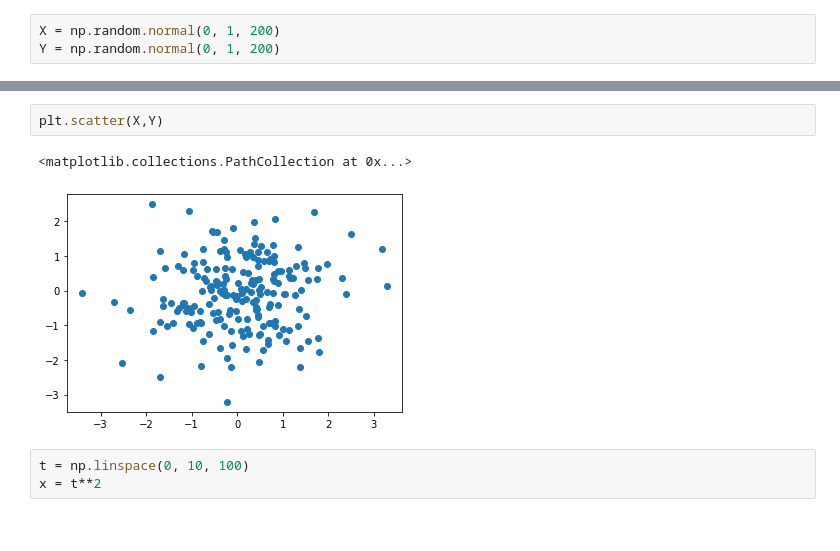
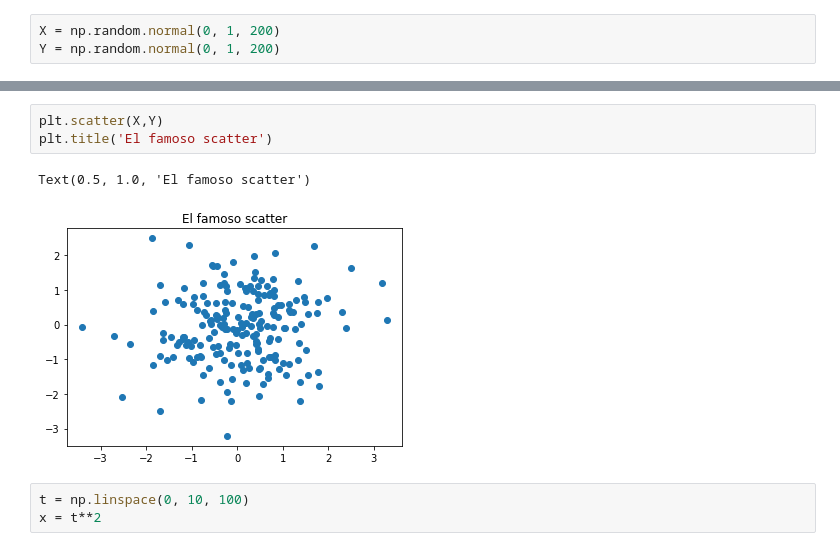
Before and after one commit to jingibre/intro-python, a Jupyter notebook: clase_2.ipynb, the cells around one changed output, grey strips where cells are left out. Cells and saved outputs as stored; diff of their text form.

```diff
--- a/clase_2.ipynb
+++ b/clase_2.ipynb
@@ -59,9 +59,10 @@ array([-0.62683409,  0.46462842,  1.14030289, -0.97007271,  0.91454723,
         0.20819886, -1.41680979, -0.45538008,  1.22125444, -1.12886934])
 # %%
 plt.scatter(X,Y)
+plt.title('El famoso scatter')
 # %% [output]
-<matplotlib.collections.PathCollection at 0x...>
+Text(0.5, 1.0, 'El famoso scatter')
-[figure, old version]
+[figure, new version]
 # %%
 t = np.linspace(0, 10, 100)
 x = t**2
```
Also changed, not shown: parts of 8 cells of this notebook, 3 other files.
